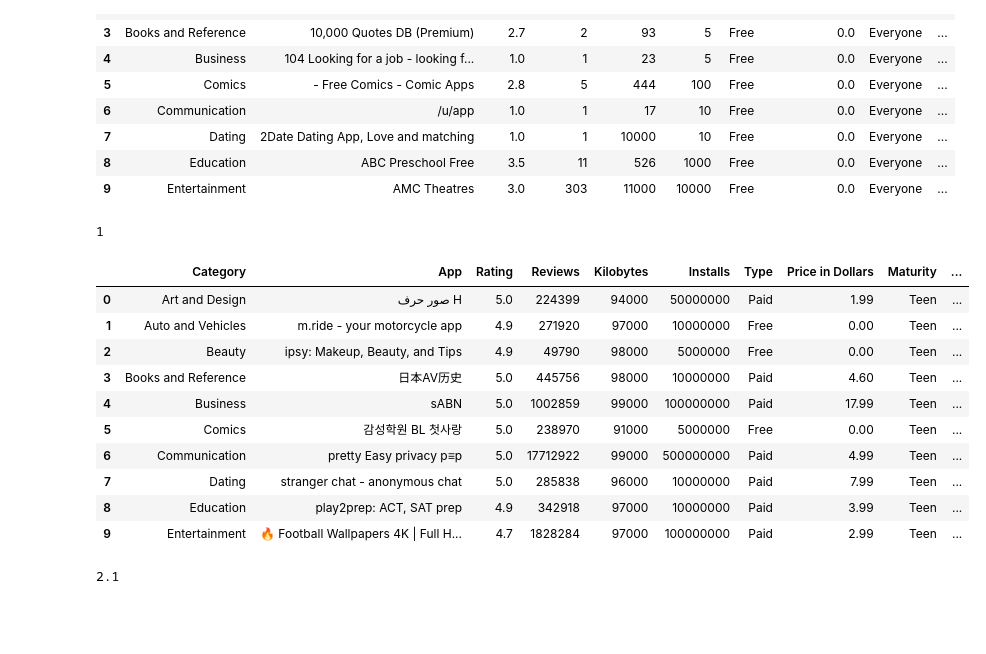
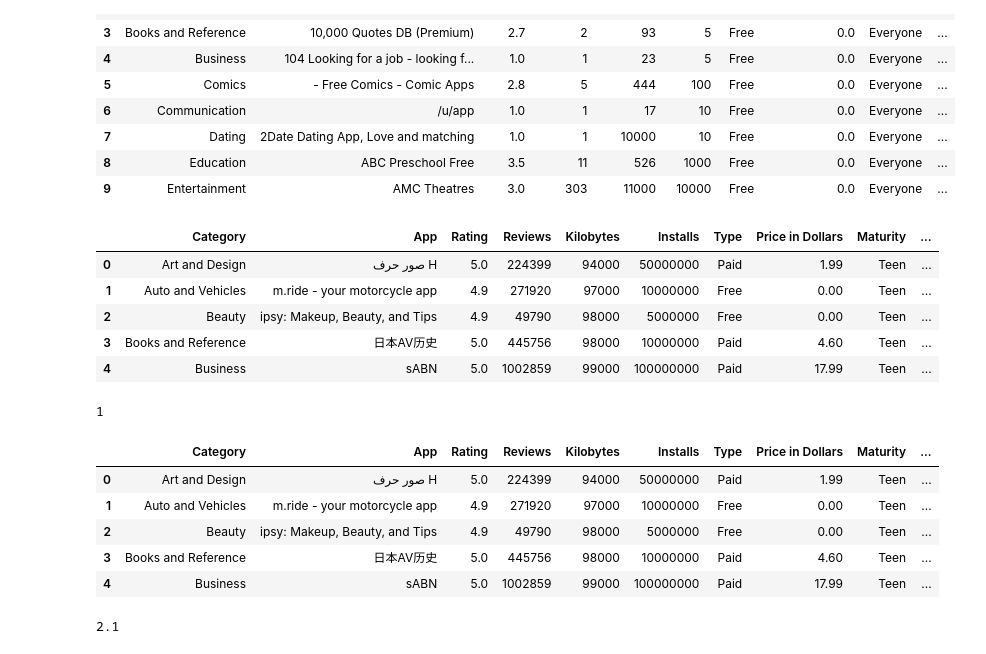
Before and after one commit to KylePeterson623/Project1, a Jupyter notebook: mark.ipynb, the cells around one changed output. Saved outputs shown, nothing was run; the diff lists cells and outputs as text; code cells hidden in the pictures; blank space fills up the shorter version.

```diff
--- a/mark.ipynb
+++ b/mark.ipynb
@@ -312,6 +328,17 @@ categoryMin.head(10)
 | 7 | Dating | 2Date Dating App, Love and matching | 1.0 | 1 | 10000 | 10 | Free | 0.0 | Everyone | ... |
 | 8 | Education | ABC Preschool Free | 3.5 | 11 | 526 | 1000 | Free | 0.0 | Everyone | ... |
 | 9 | Entertainment | AMC Theatres | 3.0 | 303 | 11000 | 10000 | Free | 0.0 | Everyone | ... |
+# %%
+# Maximums for each category
+categoryMax = googleApps.groupby(['Category'], as_index=False).max()
+categoryMax.head()
+# %% [output]
+|  | Category | App | Rating | Reviews | Kilobytes | Installs | Type | Price in Dollars | Maturity | ... |
+| 0 | Art and Design | صور حرف H | 5.0 | 224399 | 94000 | 50000000 | Paid | 1.99 | Teen | ... |
+| 1 | Auto and Vehicles | m.ride - your motorcycle app | 4.9 | 271920 | 97000 | 10000000 | Free | 0.00 | Teen | ... |
+| 2 | Beauty | ipsy: Makeup, Beauty, and Tips | 4.9 | 49790 | 98000 | 5000000 | Free | 0.00 | Teen | ... |
+| 3 | Books and Reference | 日本AV历史 | 5.0 | 445756 | 98000 | 10000000 | Paid | 4.60 | Teen | ... |
+| 4 | Business | sABN | 5.0 | 1002859 | 99000 | 100000000 | Paid | 17.99 | Teen | ... |
 # %%
 categoryMin['Installs'].min()
 # %% [output]
@@ -319,19 +346,14 @@ categoryMin['Installs'].min()
 # %%
 # Find the averages for each category
 categoryMax = googleApps.groupby(['Category'], as_index=False).max()
-categoryMax.head(10)
+categoryMax.head()
 # %% [output]
 |  | Category | App | Rating | Reviews | Kilobytes | Installs | Type | Price in Dollars | Maturity | ... |
 | 0 | Art and Design | صور حرف H | 5.0 | 224399 | 94000 | 50000000 | Paid | 1.99 | Teen | ... |
 | 1 | Auto and Vehicles | m.ride - your motorcycle app | 4.9 | 271920 | 97000 | 10000000 | Free | 0.00 | Teen | ... |
 | 2 | Beauty | ipsy: Makeup, Beauty, and Tips | 4.9 | 49790 | 98000 | 5000000 | Free | 0.00 | Teen | ... |
 | 3 | Books and Reference | 日本AV历史 | 5.0 | 445756 | 98000 | 10000000 | Paid | 4.60 | Teen | ... |
 | 4 | Business | sABN | 5.0 | 1002859 | 99000 | 100000000 | Paid | 17.99 | Teen | ... |
-| 5 | Comics | 감성학원 BL 첫사랑 | 5.0 | 238970 | 91000 | 5000000 | Free | 0.00 | Teen | ... |
-| 6 | Communication | pretty Easy privacy p≡p | 5.0 | 17712922 | 99000 | 500000000 | Paid | 4.99 | Teen | ... |
-| 7 | Dating | stranger chat - anonymous chat | 5.0 | 285838 | 96000 | 10000000 | Paid | 7.99 | Teen | ... |
-| 8 | Education | play2prep: ACT, SAT prep | 4.9 | 342918 | 97000 | 10000000 | Paid | 3.99 | Teen | ... |
-| 9 | Entertainment | 🔥 Football Wallpapers 4K | Full H... | 4.7 | 1828284 | 97000 | 100000000 | Paid | 2.99 | Teen | ... |
 # %%
 # Installs1 = round(googleApps.loc[googleApps["Category"] == "Art and Design"]["Rating"].mean(), 2)
 Installs2 = round(googleApps.loc[googleApps["Category"] == "Auto and Vehicles"]["Rating"].min(), 2)
```
Also changed, not shown: parts of 2 cells of this notebook.
